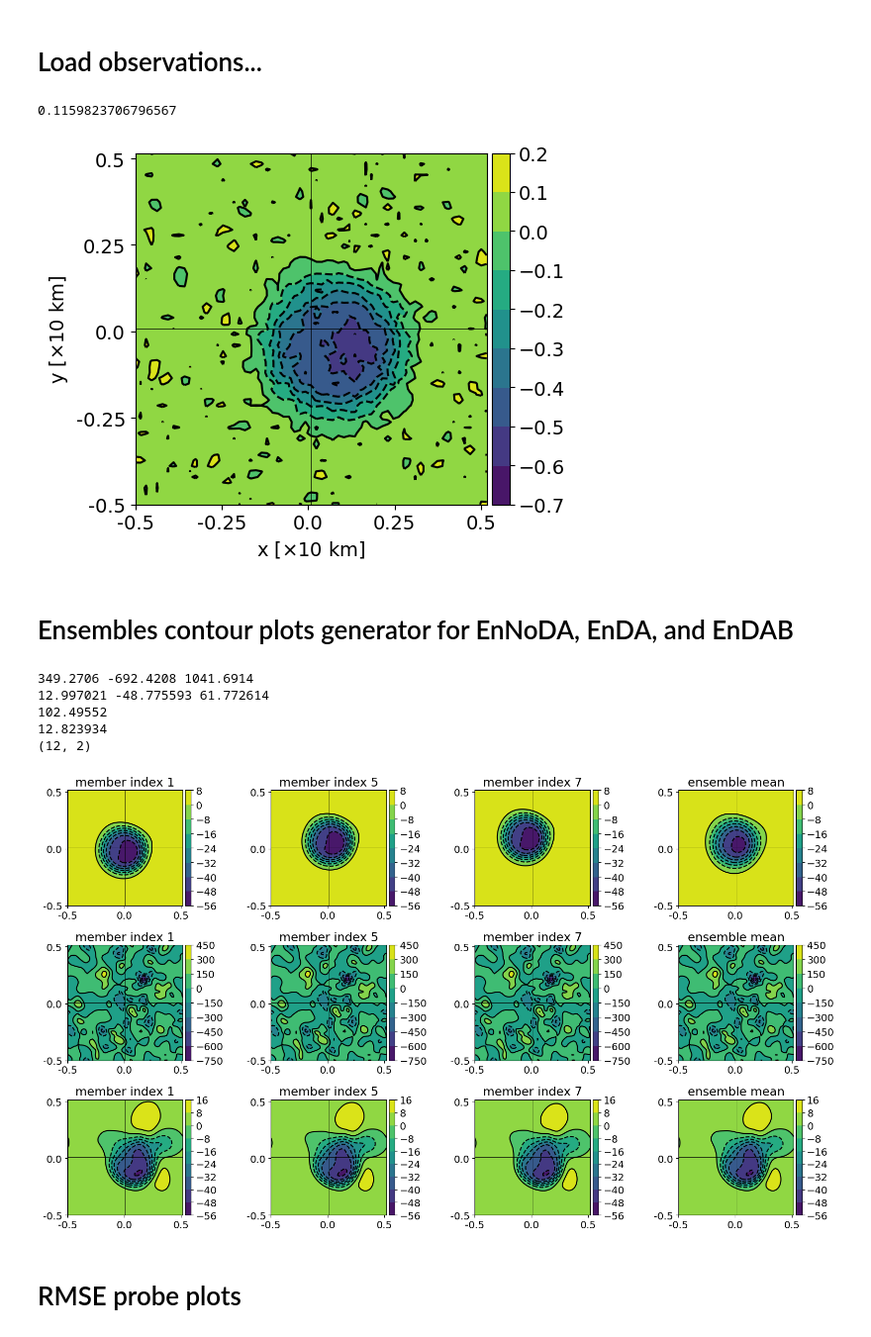
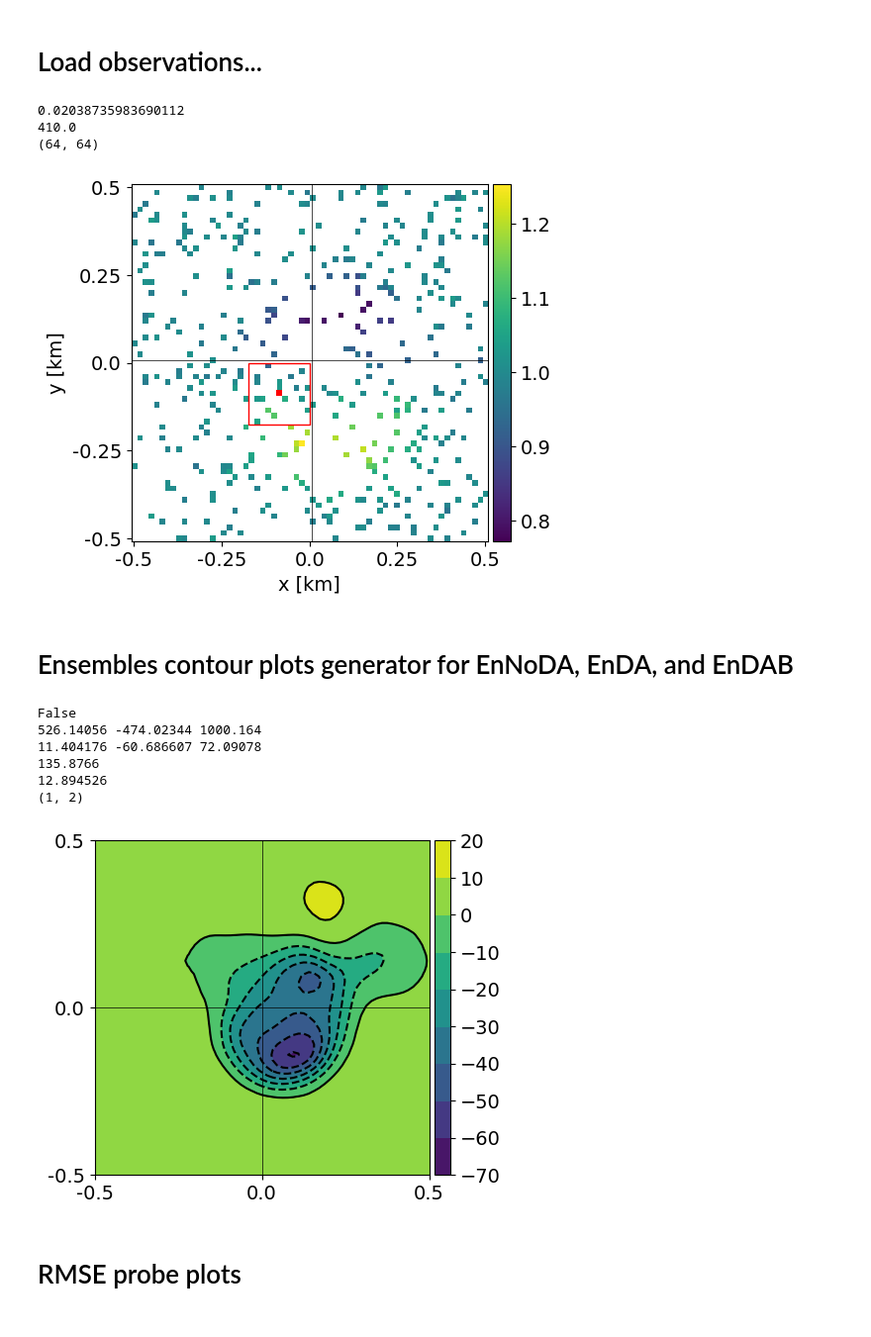
Before and after one commit to ray-chew/pyBELLA, a Jupyter notebook: visualiser_debugger/first_pub.ipynb, the cells around one changed output. Shown at 99% size. Drawn from its saved outputs; the diff is of its cells as text; code cells hidden in the pictures.

```diff
--- a/visualiser_debugger/first_pub.ipynb
+++ b/visualiser_debugger/first_pub.ipynb
@@ -377,14 +377,13 @@ pl.save_fig('truth_%s_%s' %(lbl,attr))
 # %% [markdown]
 # Load observations...
 # %%
-swe=False
+swe=True
 
 if swe:
     Nx, Ny, Nz = 64, 1, 64
 else:
     Nx, Ny = 64, 64
 
-et = 10.0
 et = 3.0
 
 def load(Nx,Ny,et):
@@ -405,9 +404,11 @@ tc, tags = load(Nx,Ny,et)
 N = 10
 if swe:
     sfx0 = 'wdawloc_rhou_rhow_pp_tra_ip_nonorm_ib-0'
+    sfx0 = 'wdawloc_rhou_rhow_debug_letkf_s10p_ib-0'
     p_ref = 1.0
 else:
     sfx0 = 'wdawloc_all_pp_tra_ip_nonorm_ib-0'
+    sfx0 = 'wdawloc_all_debug_letkf_s10p_ib-0'
     p_ref = 100.0
 sfx0 = tc.cb_suffix(1,0, '%s' %(sfx0))
 
@@ -422,7 +423,7 @@ elem = pickle.load(file)
 node = pickle.load(file)
 obs = pickle.load(file)
 obs_noisy = pickle.load(file)
-obs_noisy_interp = pickle.load(file)
+# obs_noisy_interp = pickle.load(file)
 obs_mask = pickle.load(file)
 obs_covar = pickle.load(file)
 file.close()
@@ -435,10 +436,14 @@ attribute = attr
 obs_arr = obs[time_index][attribute][i2].T
 obs_arr = [obs_arr, 'observation']
 obs_n_arr = obs_noisy[time_index][attribute][i2].T
-obs_n_arr = [obs_n_arr, 'obs + noise']
-obs_ni_arr = obs_noisy_interp[time_index][attribute][i2].T
-
-pl_lst = [[obs_ni_arr * p_ref,'']]
+obs_mask_arr = obs_mask[time_index][attribute]
+obs_mask_arr = obs_mask_arr[i2].T
+# obs_n_arr = [obs_n_arr, 'obs + noise']
+# obs_ni_arr = obs_noisy_interp[time_index][attribute][i2].T
+obs_noisy_masked = np.ma.array(obs_n_arr,mask=obs_mask_arr).filled(fill_value=np.nan)
+print(obs_mask_arr.size - obs_mask_arr.sum())
+print(obs_mask_arr.shape)
+pl_lst = [[obs_noisy_masked * p_ref,'']]
 
 pl = pt.plotter(pl_lst,ncols=1,figsize=(10,5),sharey=False)
 x_axs = [-0.5,-0.25,0.0,0.25,0.5]
@@ -456,13 +461,15 @@ axvline = 32
 axhline = 32
 
 pl.set_axes(x_locs=x_loc, y_locs=y_loc, x_axs=x_axs, y_axs=y_axs, x_label=x_label, y_label=y_label, axhline=axhline, axvline=axvline)
-_ = pl.plot(aspect='equal',method='contour')
+_ = pl.plot(aspect='equal',method='imshow')
 
 lbl = 'swe' if swe else 'euler'
 pl.save_fig('obs_%s_%s' %(lbl,attr))
 # %% [output]
-0.1159823706796567
+0.02038735983690112
+410.0
+(64, 64)
-[figure, old version]
+[figure, new version]
 # %% [markdown]
 # Ensembles contour plots generator for EnNoDA, EnDA, and EnDAB
 # %%
@@ -504,11 +511,13 @@ random.seed(444)
 N = 10
 # sfx0 = 'wdawloc_pp_rhou_rhow_tra_ib_0.25_nonorm'
 # sfx0 = 'wdawloc_pp_all_tra_0.25_nonorm'
+print(swe)
 if swe:
     sfx0 = 'wdawloc_rhou_rhow_pp_tra_ip_nonorm_ib-0'
+    sfx0 = 'wdawloc_rhou_rhow_debug_letkf_s10p_ib-0'
 else:
     sfx0 = 'wdawloc_all_pp_tra_ip_nonorm_ib-0'
-    sfx0 = 'wdawloc_all_debug_letkf_ib-0'
+    sfx0 = 'wdawloc_all_debug_letkf_s10p_ib-0'
 sfx1 = tc.cb_suffix(1,0, '%s' %(sfx0))
 sfx_ref = 'noda_pp'
 sfx_ref = 'pp_tra_ip_nonorm_ib-0'
@@ -569,9 +578,12 @@ print(np.sqrt((mean0**2).mean()))
 print(np.sqrt((mean1**2).mean()))
 mean0c = np.copy(mean0)
 mean1c = np.copy(mean1)
-mean0 = [mean0.T**exp,'ensemble mean']
-mean1 = [mean1.T**exp,'ensemble mean']
-mean_ref = [mean_ref.T**exp,'ensemble mean']
+# mean0 = [mean0.T**exp,'ensemble mean']
+# mean1 = [mean1.T**exp,'ensemble mean']
+# mean_ref = [mean_ref.T**exp,'ensemble mean']
+mean0 = [mean0.T**exp,'']
+mean1 = [mean1.T**exp,'']
+mean_ref = [mean_ref.T**exp,'']
 means = [mean_ref, mean0, mean1]
 
 attr_labels = pt.labels()
@@ -593,48 +605,52 @@ for bb,ens in enumerate(enses):
         else:
             arr_ref = arr_ref.T
             arr = arr.T
             arr *= 10000.0 ###### p_ref = 10,000m
 
         if diff == True:
             arr -= arr_ref
 
         ens_arr.append([arr, 'member index %i' %n])
 #     arr_lst = [[arr[:,0,:].T,'member index %i' %n] for n,arr in enumerate(ens_at)]
-    k = 3
+    k = 0
     if k > N: k = 3
-    arr_lst += [ens_arr[1],ens_arr[5],ens_arr[7]]
-#         arr_lst = random.sample(arr_lst, k=k)
-    arr_lst.append(means[bb])
+#     arr_lst += [ens_arr[1],ens_arr[5],ens_arr[7]]
+#     arr_lst = random.sample(arr_lst, k=k)
+    if bb == 2:
+        arr_lst.append(means[bb])
+
     nn = 1 if N == 2 else 2
     nn = 1
     ncolslen = int(len(arr_lst)/nn)
 
 narr_lst = np.array(arr_lst)
 print(narr_lst.shape)
-# print(arr_lst)
 
-ncolslen = 4
+ncolslen = 3
 fs = (16,10)
+fs = (5,5)
 pl = pt.plotter(arr_lst,ncols=ncolslen,figsize=fs,sharey=False)
 
 x_axs = [-0.5,0.0,0.5]
 y_axs = [-0.5,0.0,0.5]
-x_loc = np.linspace(0,Nx-1,3)
-y_loc = np.linspace(0,Nz-1,3)
+x_loc = np.linspace(0,Nx,3)
+y_loc = np.linspace(0,Nz,3)
 
 pl.set_axes(x_locs=x_loc, y_locs=y_loc, x_axs=x_axs, y_axs=y_axs, axhline = 32, axvline = 32)
 
 #         st = "Quantity is %s at time %.2f.\n%s" %(attr_labels[attribute], times[0], sfx)
 _ = pl.plot(aspect='equal',method='contour')
 lbl = 'swe' if swe else 'euler'
-pl.save_fig('%s_enses_3.0_new' %lbl)
+# pl.save_fig('%s_enses_means' %lbl)
+pl.save_fig('woDA')
 # %% [output]
-349.2706 -692.4208 1041.6914
-12.997021 -48.775593 61.772614
-102.49552
-12.823934
-(12, 2)
+False
+526.14056 -474.02344 1000.164
+11.404176 -60.686607 72.09078
+135.8766
+12.894526
+(1, 2)
-[figure, old version]
+[figure, new version]
 # %% [markdown]
 # RMSE probe plots
 # %%
```
Also changed, not shown: parts of 6 cells of this notebook, 4 other files.
